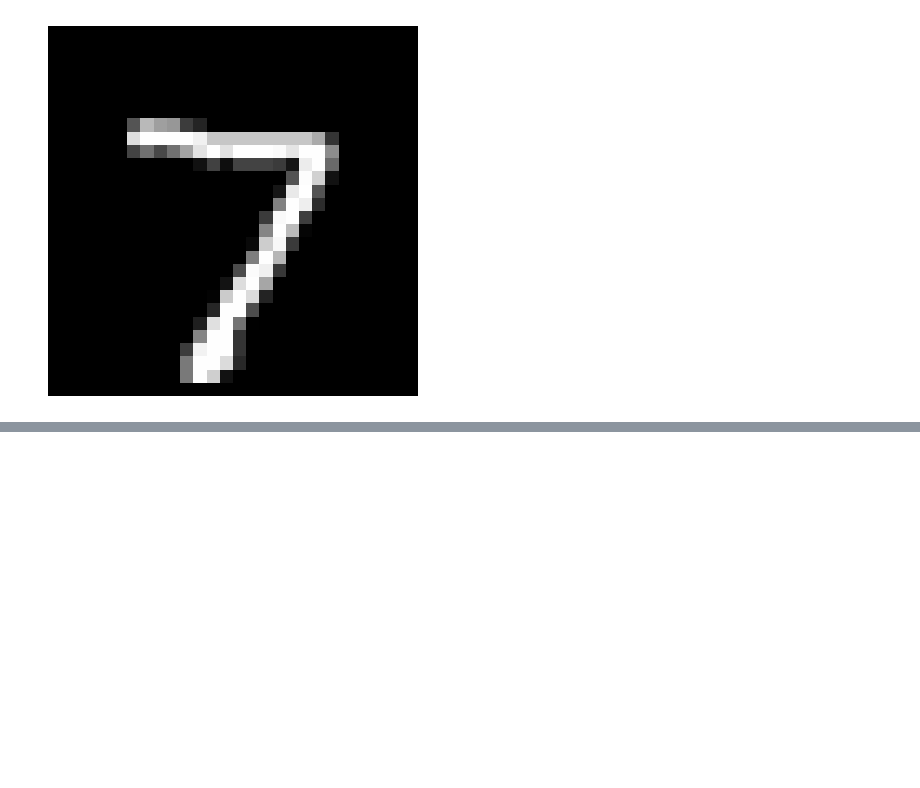
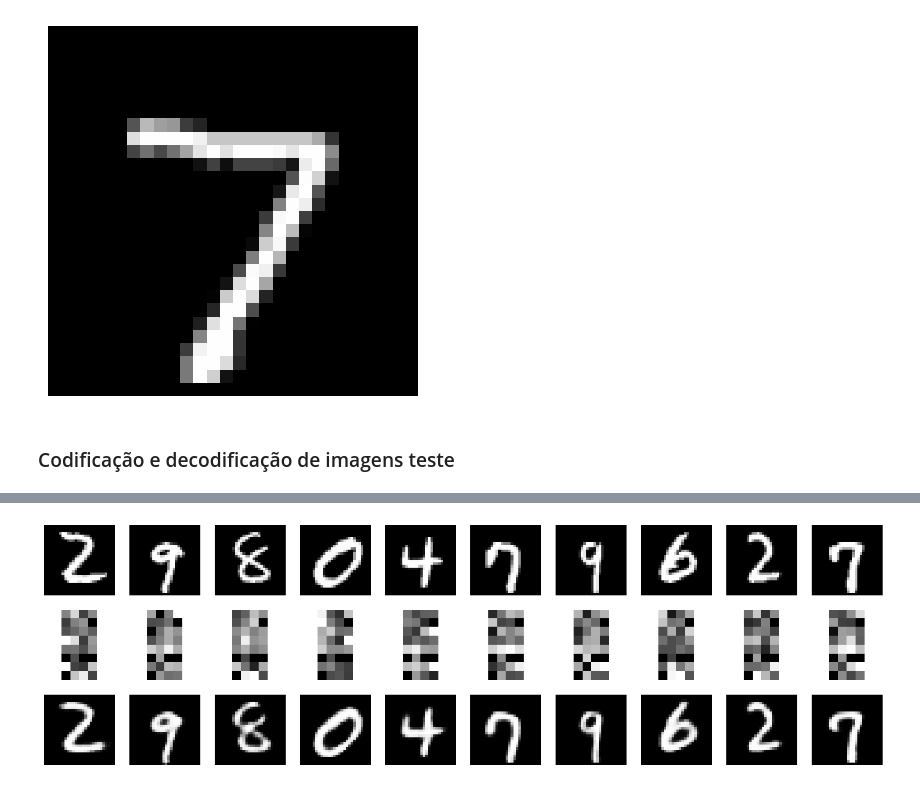
Before and after one commit to KauaHenSilva/python_autoencoders, a Jupyter notebook: autoencode_linear.ipynb, the cells around one changed output, grey strips where cells are left out. Saved outputs shown, nothing was run; the diff lists cells and outputs as text; code cells hidden in the pictures; blank space fills up the shorter version.

```diff
--- a/autoencode_linear.ipynb
+++ b/autoencode_linear.ipynb
@@ -268,3 +265,29 @@ plt.axis('off')
 plt.show()
 # %% [output]
 [figure]
+# %% [markdown]
+### Codificação e decodificação de imagens teste
+# %%
+nmr_imagens = 10
+largura, altura = 10, 1
+
+plt.figure(figsize=(18, 18))
+for i in range(nmr_imagens):
+    img_atual = x_test[np.random.randint(0, x_test.shape[0])]
+    img_codificada = encoder.predict(img_atual.reshape(1, -1))
+    img_decodificada = decoder.predict(img_codificada)
+
+    ax = plt.subplot(10,10, i+1)
+    plt.imshow(img_atual.reshape(28, 28), cmap='gray')
+    plt.axis('off')
+
+    ax = plt.subplot(10,10, i+1+nmr_imagens)
+    plt.imshow(img_codificada.reshape(8, 4), cmap='gray')
+    plt.axis('off')
+
+    ax = plt.subplot(10,10, i+1+nmr_imagens * 2)
+    plt.imshow(img_decodificada.reshape(28, 28), cmap='gray')
+    plt.axis('off')
+
+plt.show()
+# %% [output]
@@ -270,0 +314 @@ plt.show()
+[figure, added]
```
Also changed, not shown: parts of 10 cells of this notebook.
